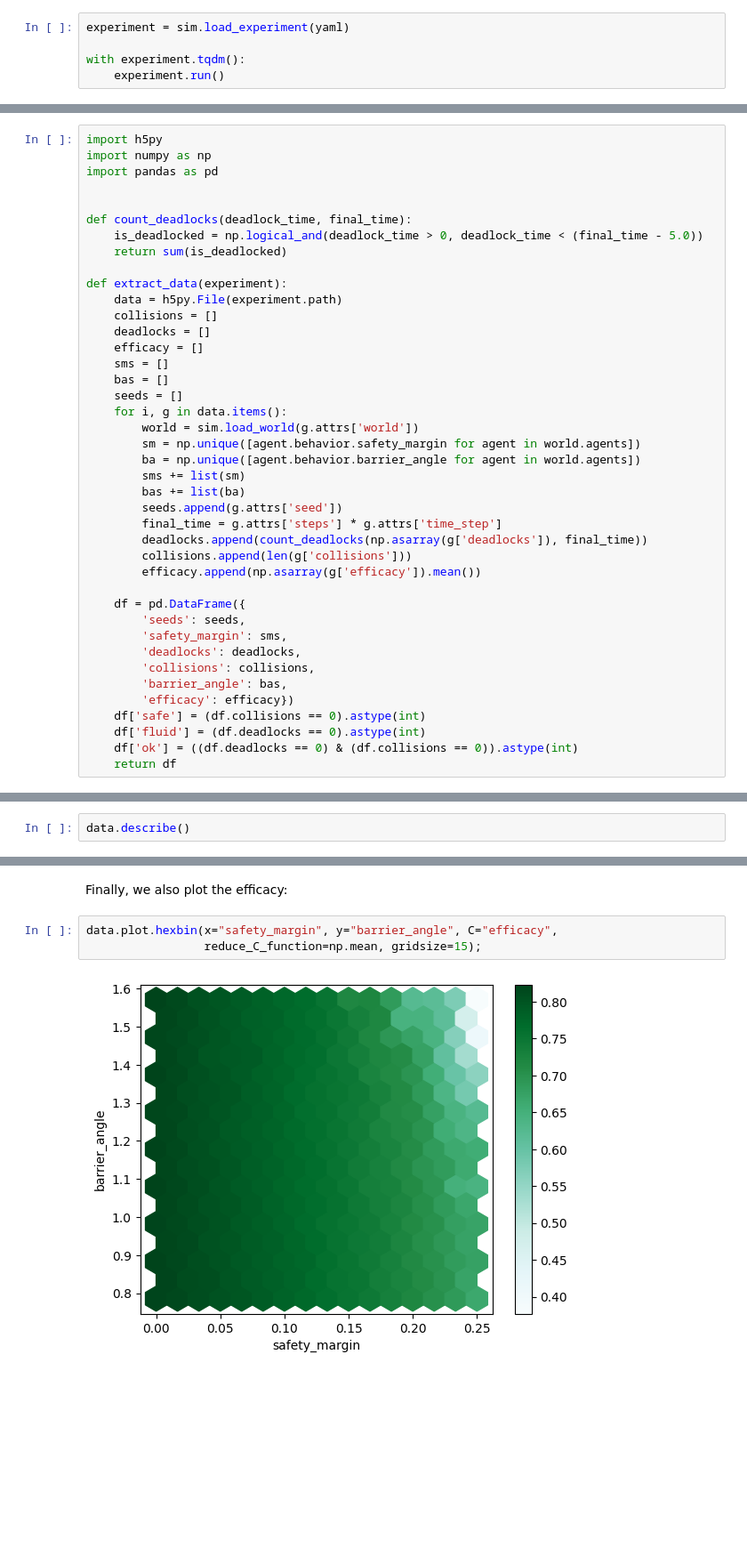
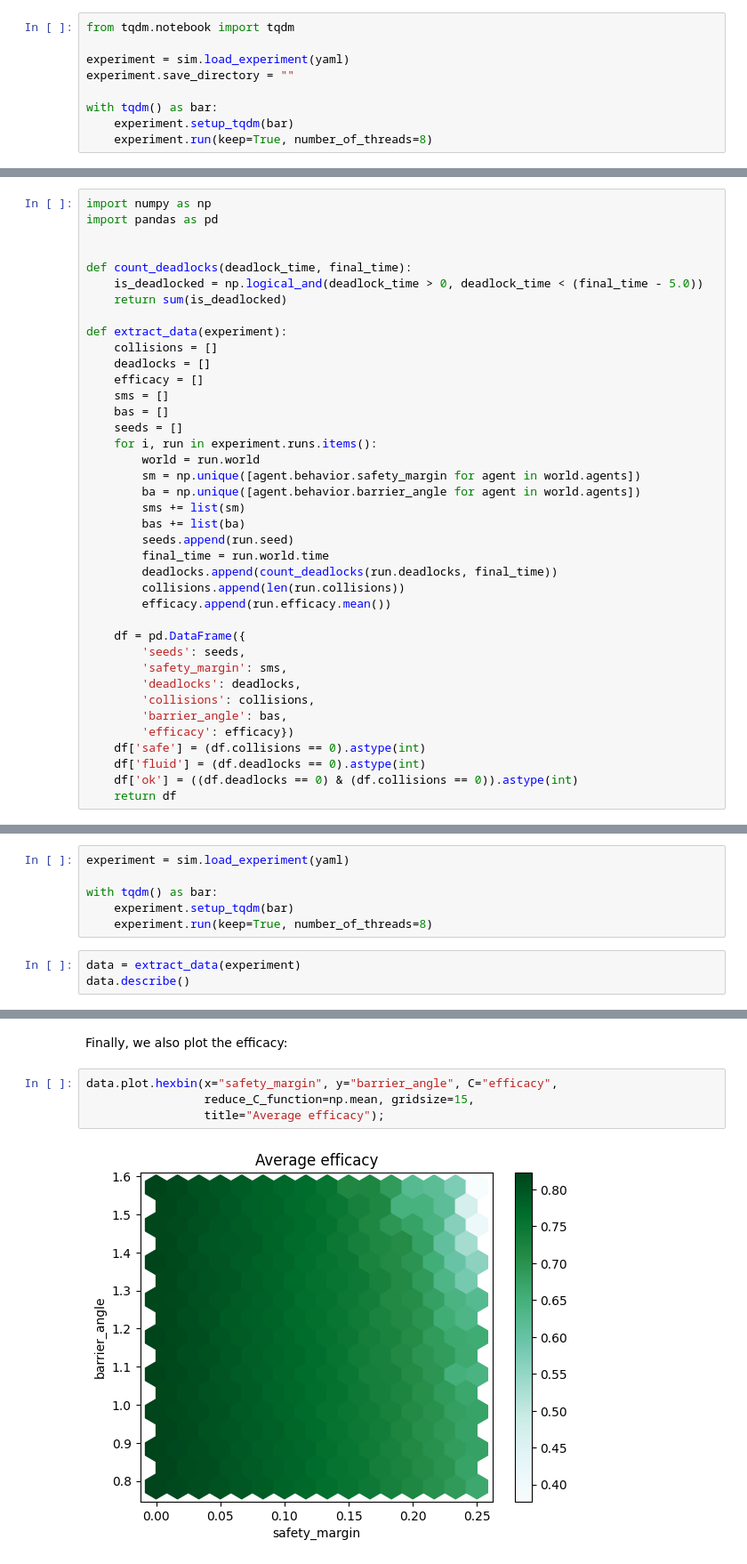
Before and after one commit to idsia-robotics/navground, a Jupyter notebook: docs/tutorials/deadlocks_and_collisions.ipynb, the cells around one changed output, grey strips where cells are left out. Shown at 89% size. Saved outputs shown, nothing was run; the diff lists cells and outputs as text; blank space fills up the shorter version.

Commit message:
Enabled running experiments in parallel

```diff
--- a/docs/tutorials/deadlocks_and_collisions.ipynb
+++ b/docs/tutorials/deadlocks_and_collisions.ipynb
@@ -172,17 +171,20 @@ scenario:
         range: 5.0
 """
 # %%
+from tqdm.notebook import tqdm
+
 experiment = sim.load_experiment(yaml)
+experiment.save_directory = ""
 
-with experiment.tqdm():
-    experiment.run()
+with tqdm() as bar:
+    experiment.setup_tqdm(bar)
+    experiment.run(keep=True, number_of_threads=8)
 # %% [markdown]
 We import all relevant data into a pandas frame where we also define
 - "safe": no collisions
 - "fluid": no deadlocks
 - "ok": when safe and fluid
 # %%
-import h5py
 import numpy as np
 import pandas as pd
 
@@ -192,24 +194,23 @@ def count_deadlocks(deadlock_time, final_time):
     return sum(is_deadlocked)
 
 def extract_data(experiment):
-    data = h5py.File(experiment.path)
     collisions = []
     deadlocks = []
     efficacy = []
     sms = []
     bas = []
     seeds = []
-    for i, g in data.items():
-        world = sim.load_world(g.attrs['world'])
+    for i, run in experiment.runs.items():
+        world = run.world
         sm = np.unique([agent.behavior.safety_margin for agent in world.agents])
         ba = np.unique([agent.behavior.barrier_angle for agent in world.agents])
         sms += list(sm)
         bas += list(ba)
-        seeds.append(g.attrs['seed'])
-        final_time = g.attrs['steps'] * g.attrs['time_step']
-        deadlocks.append(count_deadlocks(np.asarray(g['deadlocks']), final_time))
-        collisions.append(len(g['collisions']))
-        efficacy.append(np.asarray(g['efficacy']).mean())
+        seeds.append(run.seed)
+        final_time = run.world.time
+        deadlocks.append(count_deadlocks(run.deadlocks, final_time))
+        collisions.append(len(run.collisions))
+        efficacy.append(run.efficacy.mean())
 
     df = pd.DataFrame({
         'seeds': seeds,
@@ -335,4 +306,11 @@ data = run_in_parallel(yaml, 500, 5000)
+# %%
+experiment = sim.load_experiment(yaml)
+
+with tqdm() as bar:
+    experiment.setup_tqdm(bar)
+    experiment.run(keep=True, number_of_threads=8)
 # %%
+data = extract_data(experiment)
 data.describe()
 # %% [output]
 |  | seeds | safety_margin | deadlocks | collisions | barrier_angle | efficacy | safe | fluid | ok |
@@ -369,6 +350,7 @@ data.plot.hexbin(x="safety_margin", y="barrier_angle", C="ok",
 Finally, we also plot the efficacy:
 # %%
 data.plot.hexbin(x="safety_margin", y="barrier_angle", C="efficacy",
-                 reduce_C_function=np.mean, gridsize=15);
+                 reduce_C_function=np.mean, gridsize=15,
+                 title="Average efficacy");
 # %% [output]
-[figure, old version]
+[figure, new version]
```
Also changed, not shown: parts of 12 cells of this notebook, 17 other files.
